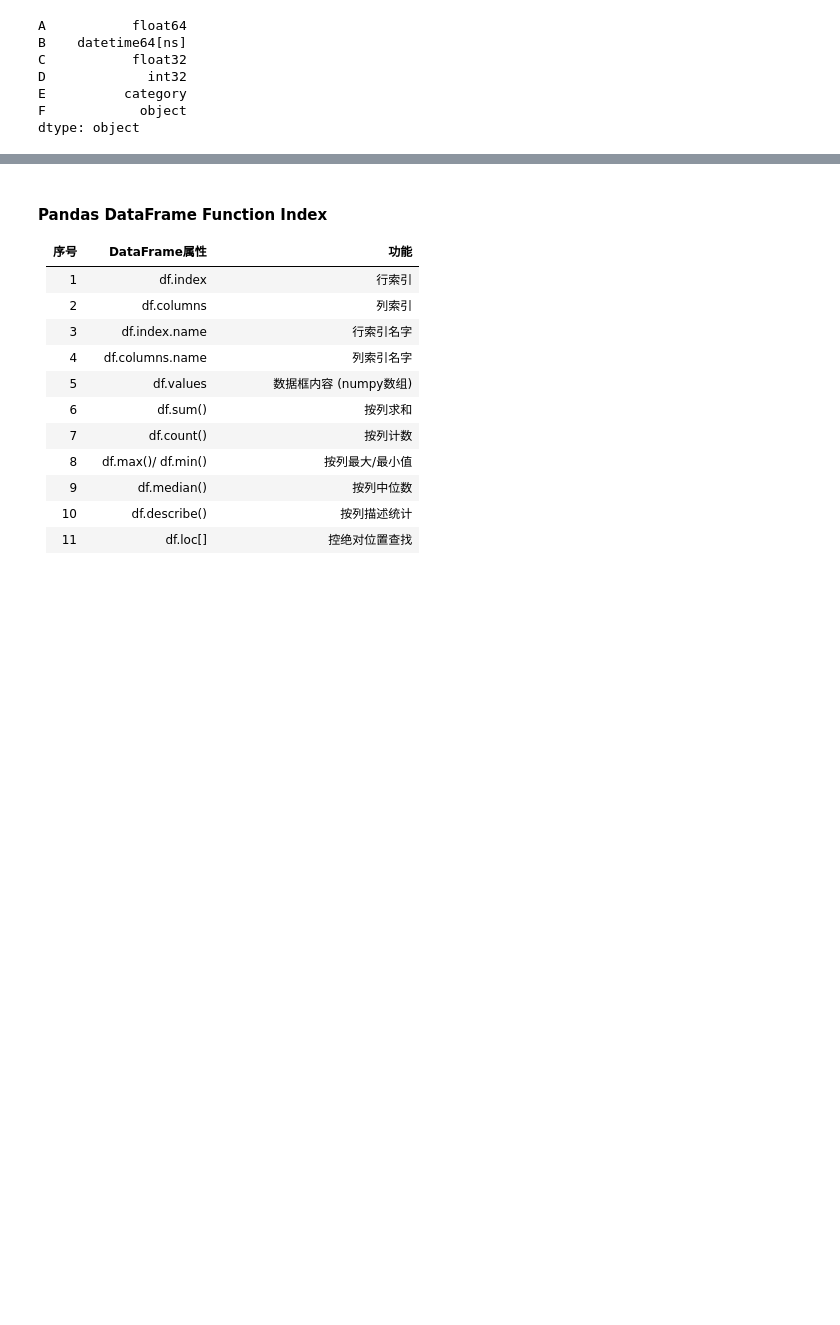
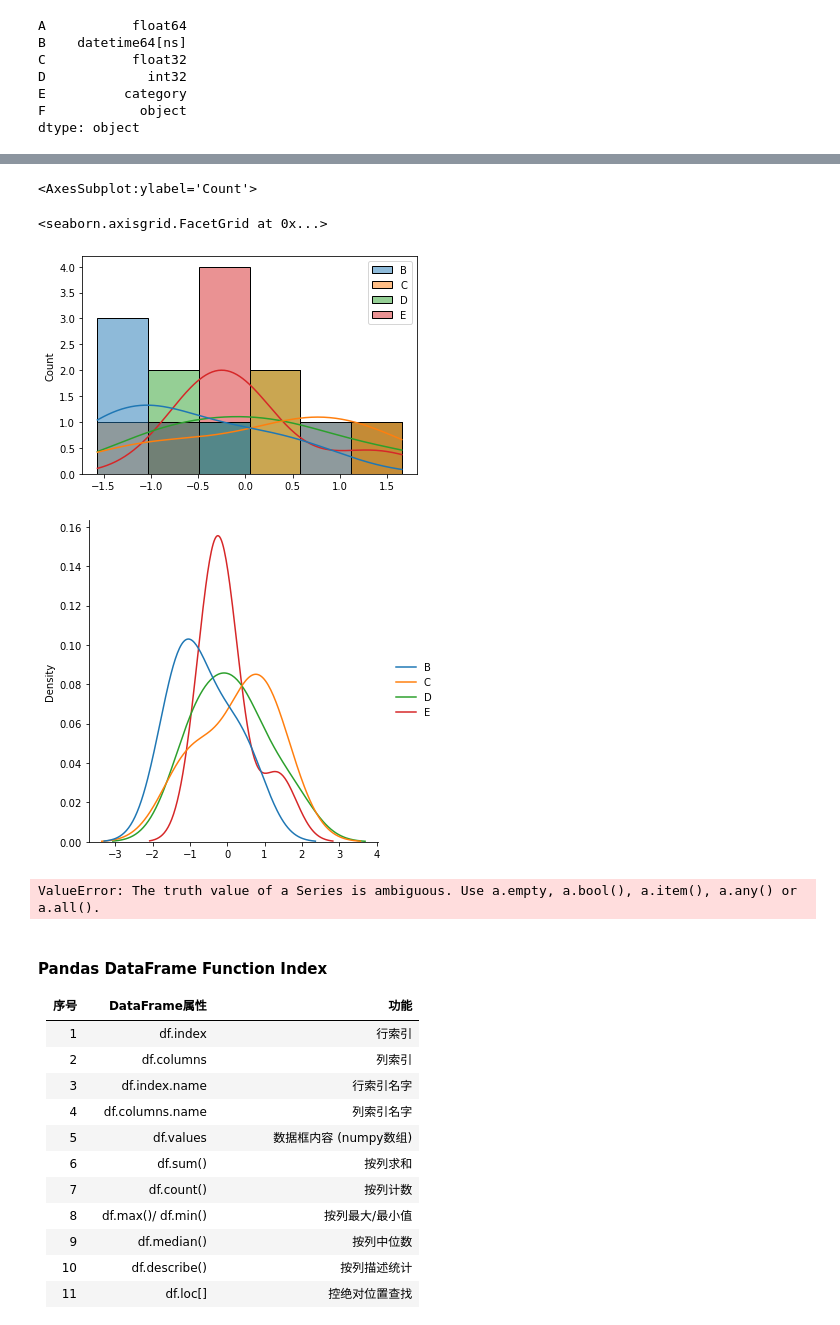
Before and after one commit to Maizehsu/PRP-2021-Summer, a Jupyter notebook: Code_xm/pandas_intro.ipynb, the cells around one changed output, grey strips where cells are left out. Drawn from its saved outputs; the diff is of its cells as text; code cells hidden in the pictures; blank space fills up the shorter version.

```diff
--- a/Code_xm/pandas_intro.ipynb
+++ b/Code_xm/pandas_intro.ipynb
@@ -160,3 +165,16 @@ array([[-1.50950784,  1.84439215,  1.67226125,  1.27002082],
+# %%
+import seaborn as sns
+sns.histplot(df, kde = True)
+sns.displot(df, kind = 'kde')
+# %% [output]
+<AxesSubplot:ylabel='Count'>
+<seaborn.axisgrid.FacetGrid at 0x...>
+[figure, added]
+[figure, added]
+# %%
+sns.boxplot(df)
+# %% [output]
+ValueError: The truth value of a Series is ambiguous. Use a.empty, a.bool(), a.item(), a.any() or a.all().
 # %% [markdown]
 #### Pandas DataFrame Function Index
 | 序号 | DataFrame属性 | 功能 |
```
Also changed, not shown: parts of 3 cells of this notebook.
